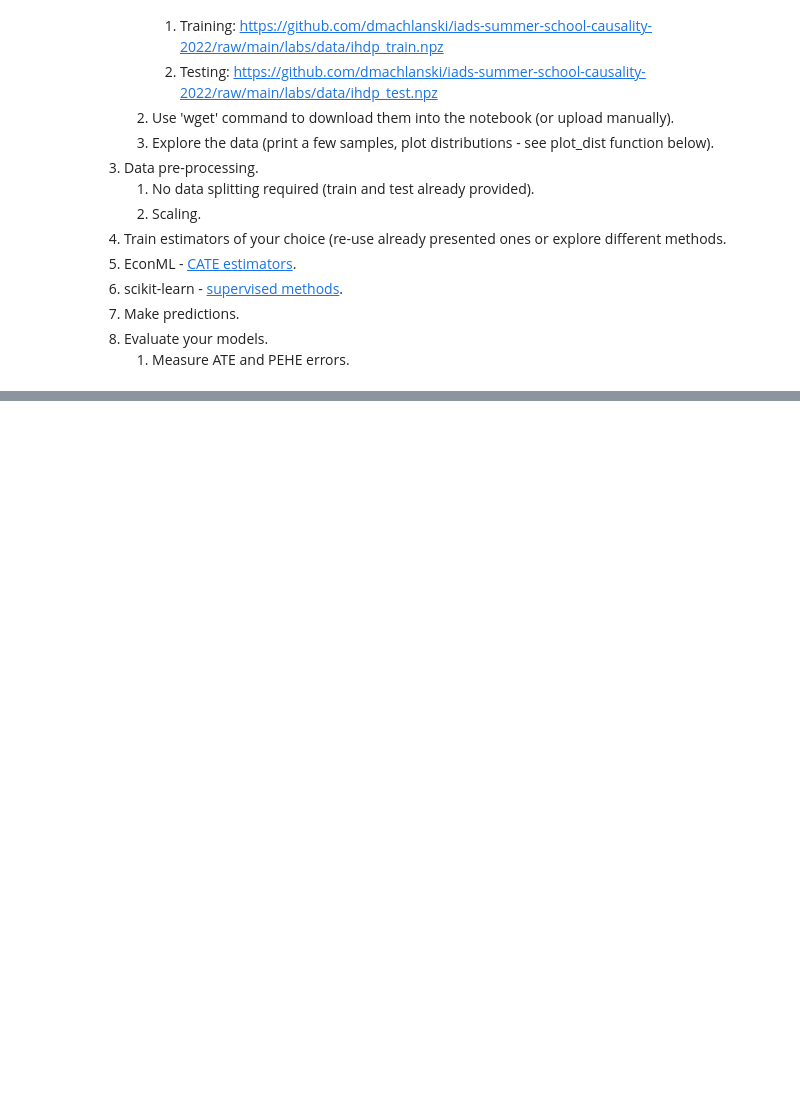
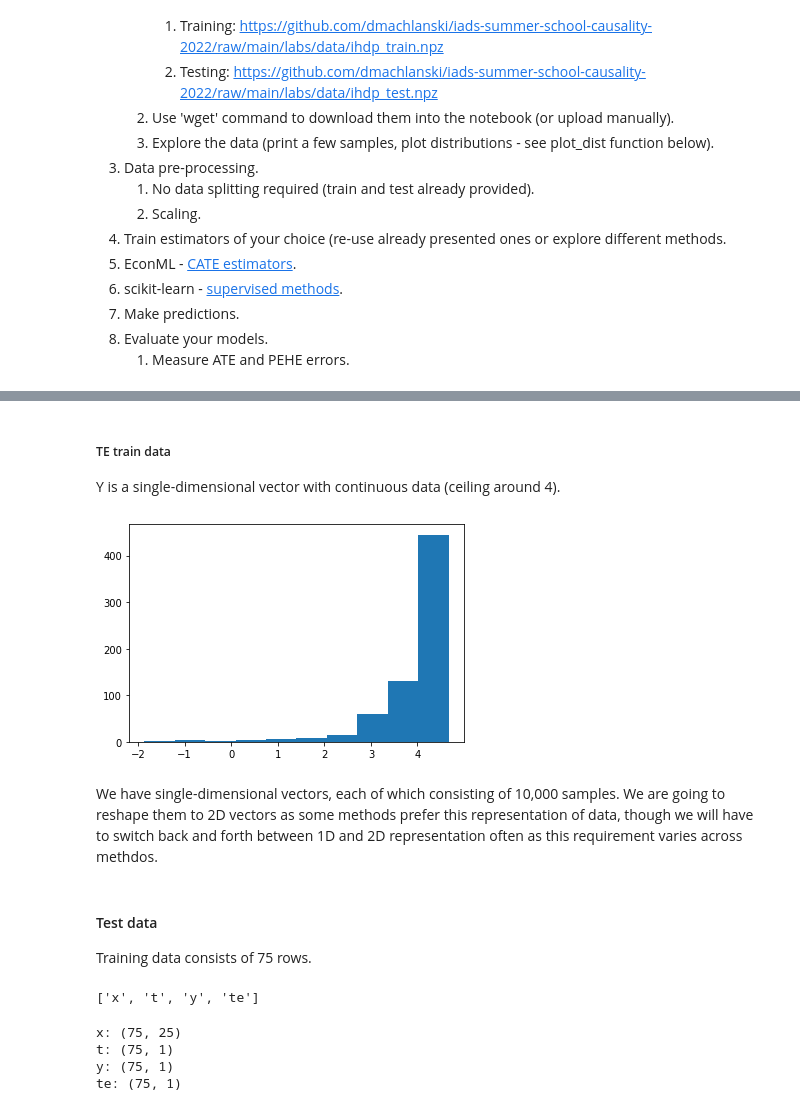
Before and after one commit to stefaniemeliss/IADS_SC_2022_CausalInference, a Jupyter notebook: Exercise_IHDP.ipynb, the cells around one changed output, grey strips where cells are left out. Cells and saved outputs as stored; diff of their text form; code cells hidden in the pictures; blank space fills up the shorter version.

```diff
--- a/Exercise_IHDP.ipynb
+++ b/Exercise_IHDP.ipynb
@@ -88,0 +191,27 @@ def plot_dist(data, bins=10):
+# %% [markdown]
+##### TE train data
+
+Y is a single-dimensional vector with continuous data (ceiling around 4).
+# %%
+plot_dist(train['te'])
+# %% [output]
+[figure, added]
+# %% [markdown]
+We have  single-dimensional vectors, each of which consisting of 10,000 samples. We are going to reshape them to 2D vectors as some methods prefer this representation of data, though we will have to switch back and forth between 1D and 2D representation often as this requirement varies across methdos.
+# %% [markdown]
+#### Test data
+Training data consists of 75 rows.
+# %%
+# test data
+test = np.load('ihdp_test.npz')
+test.files
+# %% [output]
+['x', 't', 'y', 'te']
+# %%
+for f in test.files:
+  print(f'{f}: {test[f].shape}')
+# %% [output]
+x: (75, 25)
+t: (75, 1)
+y: (75, 1)
+te: (75, 1)
```
Also changed, not shown: parts of 57 cells of this notebook.
